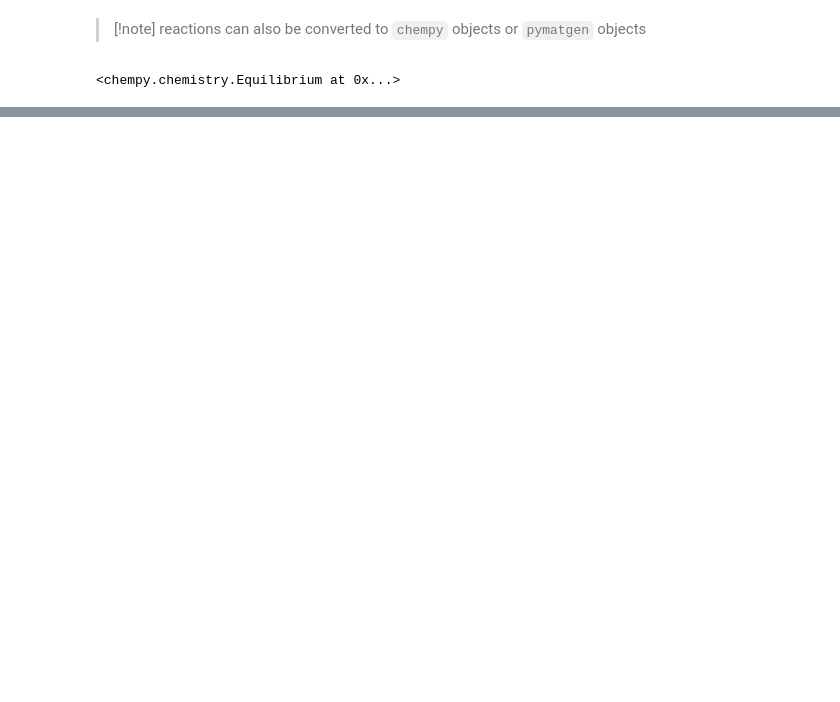
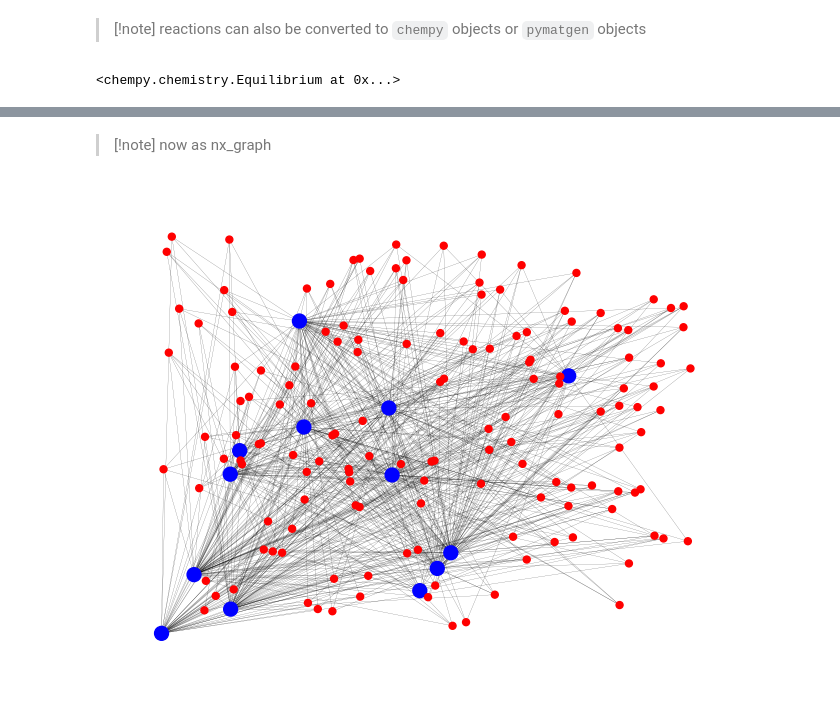
Before and after one commit to badw/reactit, a Jupyter notebook: examples/reactit.ipynb, the cells around one changed output, grey strips where cells are left out. Cells and saved outputs as stored; diff of their text form; code cells hidden in the pictures; blank space fills up the shorter version.

Commit message:
added networkx functionality

```diff
--- a/examples/reactit.ipynb
+++ b/examples/reactit.ipynb
@@ -74,0 +65,21 @@ pymatgen_reactions[0]
+# %% [markdown]
+>[!note]
+> now as nx_graph
+# %%
+graph = rg.to_networkx_graph()
+
+import networkx as nx
+
+node_colours= []
+node_sizes = []
+for node in list(graph.nodes):
+    if isinstance(node,int):
+        node_colours.append('red')
+        node_sizes.append(25)
+    else:
+        node_colours.append('blue')
+        node_sizes.append(100)
+
+nx.draw_random(graph,node_color=node_colours,node_size=node_sizes,width=0.1)
+# %% [output]
+[figure, added]
```
Also changed, not shown: parts of 4 cells of this notebook, 3 other files.
